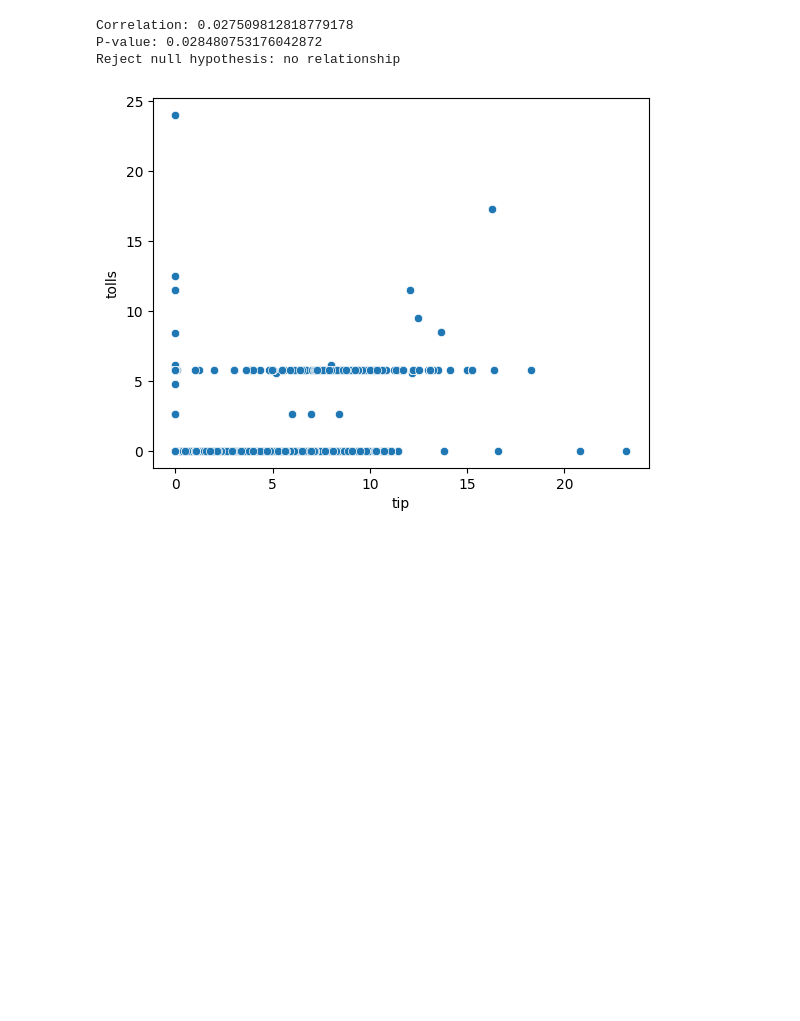
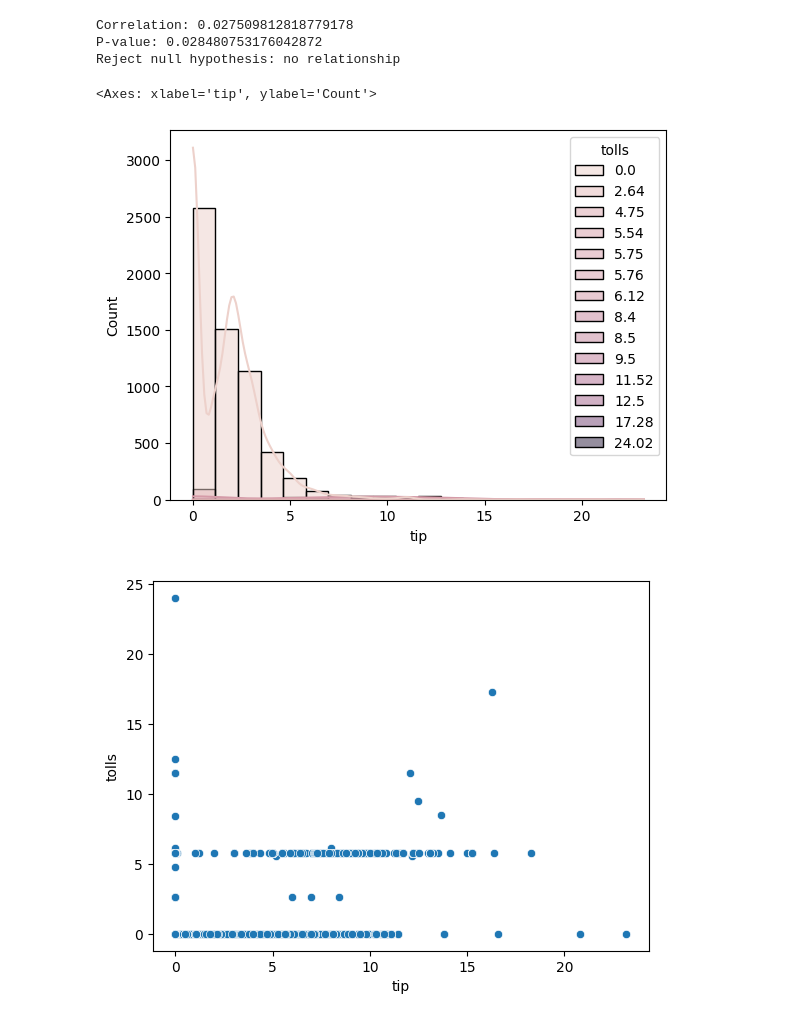
Before and after one commit to Jagruthireddie/machine_learning1, a Jupyter notebook: Untitled7.ipynb, the cells around one changed output. Saved outputs shown, nothing was run; the diff lists cells and outputs as text; code cells hidden in the pictures; blank space fills up the shorter version.

```diff
--- a/Untitled7.ipynb
+++ b/Untitled7.ipynb
@@ -539,6 +571,11 @@ else:
 Correlation: 0.027509812818779178
 P-value: 0.028480753176042872
 Reject null hypothesis: no relationship
+# %%
+sns.histplot(hue=df['tolls'],x=df['tip'],bins=20,kde=True)
+# %% [output]
+<Axes: xlabel='tip', ylabel='Count'>
+[figure, added]
 # %%
 #relation btw 2 numerical values
 sns.scatterplot(x=df.tip,y=df.tolls)
```
Also changed, not shown: parts of 20 cells of this notebook.
